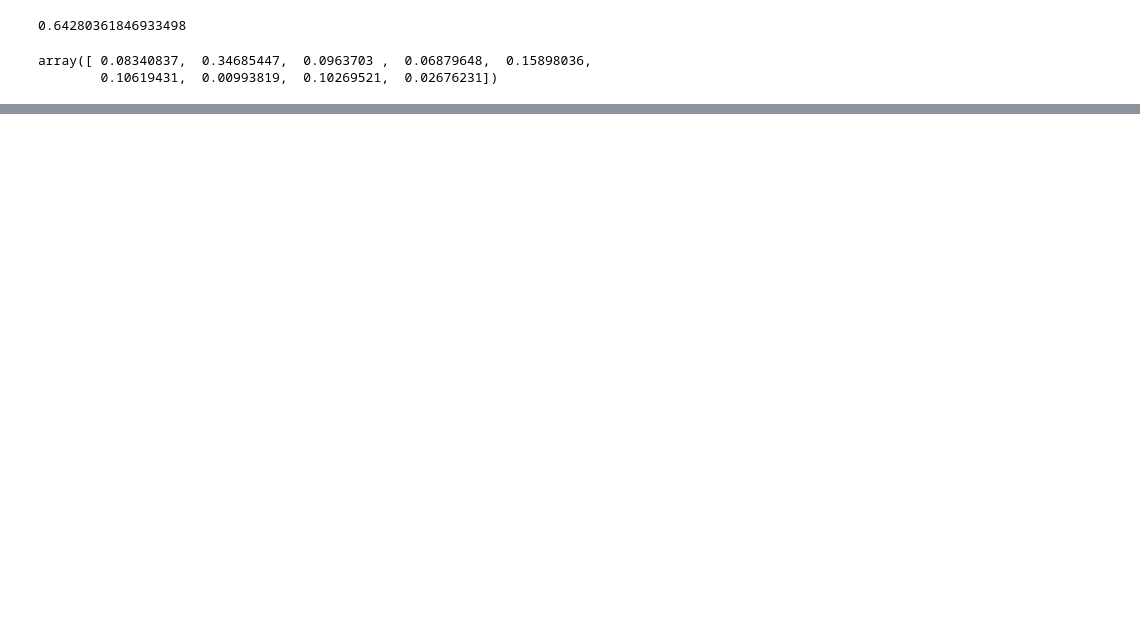
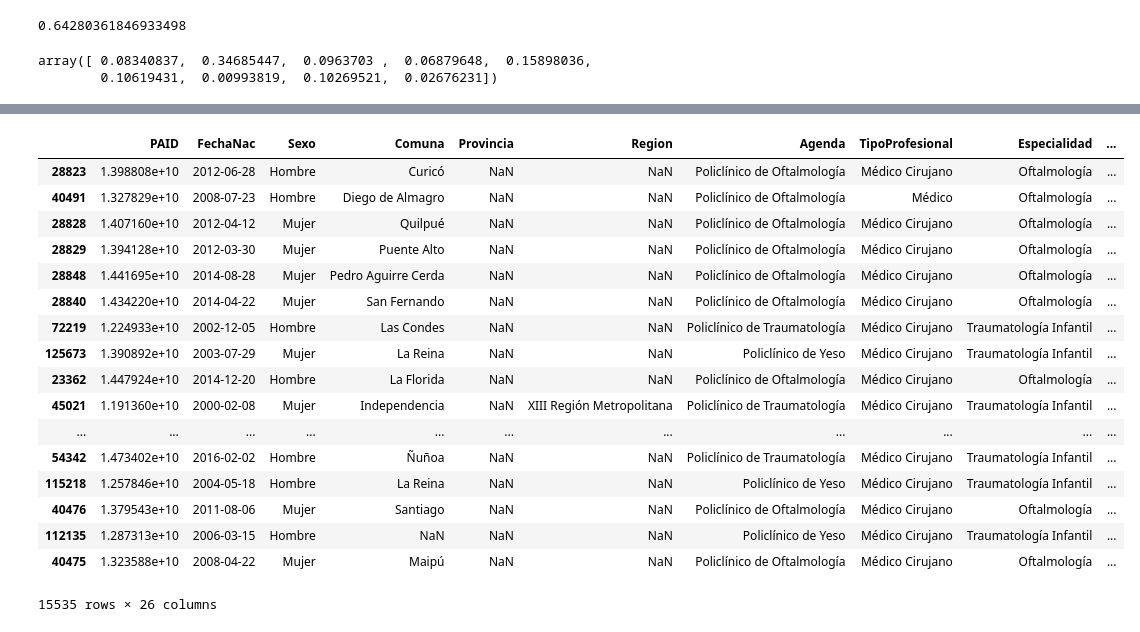
Before and after one commit to pabloveazul/Tarea-NSP, a Jupyter notebook: Tarea NSP.ipynb, the cells around one changed output, grey strips where cells are left out. Cells and saved outputs as stored; diff of their text form; code cells hidden in the pictures; blank space fills up the shorter version.

```diff
--- a/Tarea NSP.ipynb
+++ b/Tarea NSP.ipynb
@@ -168,0 +164,21 @@ len(datos['PAID'].unique())
+# %%
+datos[datos['Provincia'].isnull()]
+# %% [output]
+|  | PAID | FechaNac | Sexo | Comuna | Provincia | Region | Agenda | TipoProfesional | Especialidad | ... |
+| 28823 | 1.398808e+10 | 2012-06-28 | Hombre | Curicó | NaN | NaN | Policlínico de Oftalmología | Médico Cirujano | Oftalmología | ... |
+| 40491 | 1.327829e+10 | 2008-07-23 | Hombre | Diego de Almagro | NaN | NaN | Policlínico de Oftalmología | Médico | Oftalmología | ... |
+| 28828 | 1.407160e+10 | 2012-04-12 | Mujer | Quilpué | NaN | NaN | Policlínico de Oftalmología | Médico Cirujano | Oftalmología | ... |
+| 28829 | 1.394128e+10 | 2012-03-30 | Mujer | Puente Alto | NaN | NaN | Policlínico de Oftalmología | Médico Cirujano | Oftalmología | ... |
+| 28848 | 1.441695e+10 | 2014-08-28 | Mujer | Pedro Aguirre Cerda | NaN | NaN | Policlínico de Oftalmología | Médico Cirujano | Oftalmología | ... |
+| 28840 | 1.434220e+10 | 2014-04-22 | Mujer | San Fernando | NaN | NaN | Policlínico de Oftalmología | Médico Cirujano | Oftalmología | ... |
+| 72219 | 1.224933e+10 | 2002-12-05 | Hombre | Las Condes | NaN | NaN | Policlínico de Traumatología | Médico Cirujano | Traumatología Infantil | ... |
+| 125673 | 1.390892e+10 | 2003-07-29 | Mujer | La Reina | NaN | NaN | Policlínico de Yeso | Médico Cirujano | Traumatología Infantil | ... |
+| 23362 | 1.447924e+10 | 2014-12-20 | Hombre | La Florida | NaN | NaN | Policlínico de Oftalmología | Médico Cirujano | Oftalmología | ... |
+| 45021 | 1.191360e+10 | 2000-02-08 | Mujer | Independencia | NaN | XIII Región Metropolitana | Policlínico de Traumatología | Médico Cirujano | Traumatología Infantil | ... |
+| ... | ... | ... | ... | ... | ... | ... | ... | ... | ... | ... |
+| 54342 | 1.473402e+10 | 2016-02-02 | Hombre | Ñuñoa | NaN | NaN | Policlínico de Traumatología | Médico Cirujano | Traumatología Infantil | ... |
+| 115218 | 1.257846e+10 | 2004-05-18 | Hombre | La Reina | NaN | NaN | Policlínico de Yeso | Médico Cirujano | Traumatología Infantil | ... |
+| 40476 | 1.379543e+10 | 2011-08-06 | Mujer | Santiago | NaN | NaN | Policlínico de Oftalmología | Médico Cirujano | Oftalmología | ... |
+| 112135 | 1.287313e+10 | 2006-03-15 | Hombre | NaN | NaN | NaN | Policlínico de Yeso | Médico Cirujano | Traumatología Infantil | ... |
+| 40475 | 1.323588e+10 | 2008-04-22 | Mujer | Maipú | NaN | NaN | Policlínico de Oftalmología | Médico Cirujano | Oftalmología | ... |
+15535 rows × 26 columns
```
Also changed, not shown: parts of 14 cells of this notebook.
